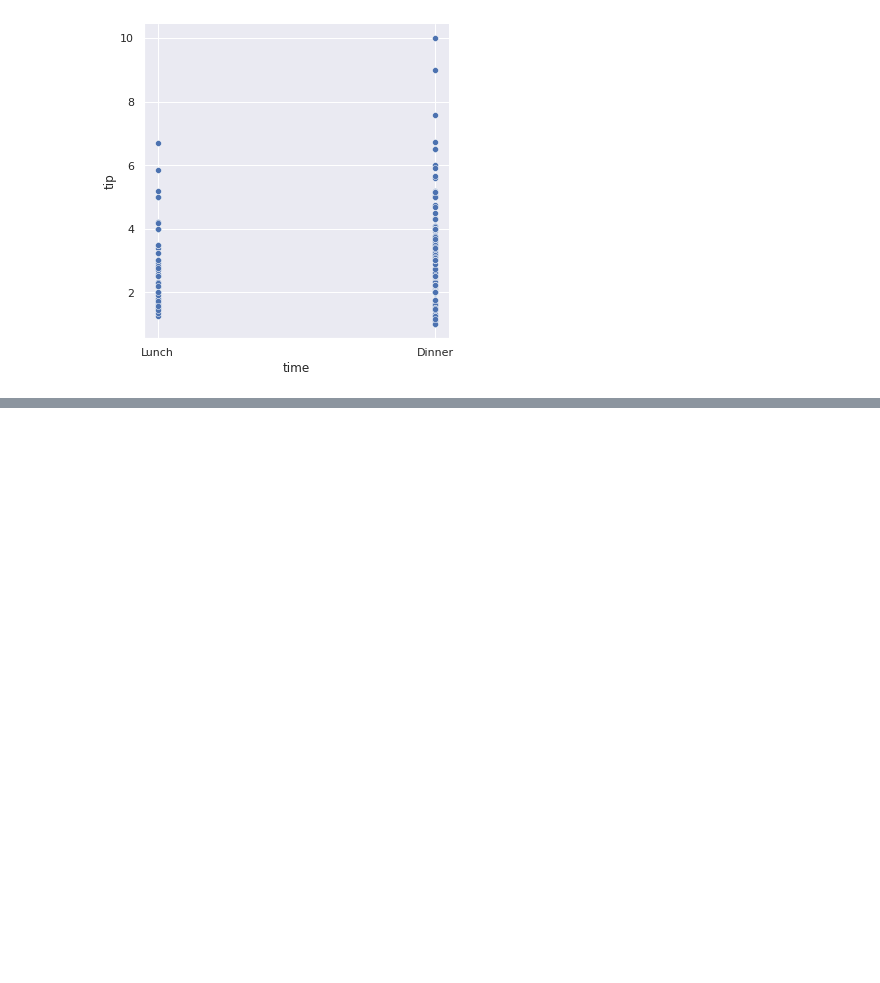
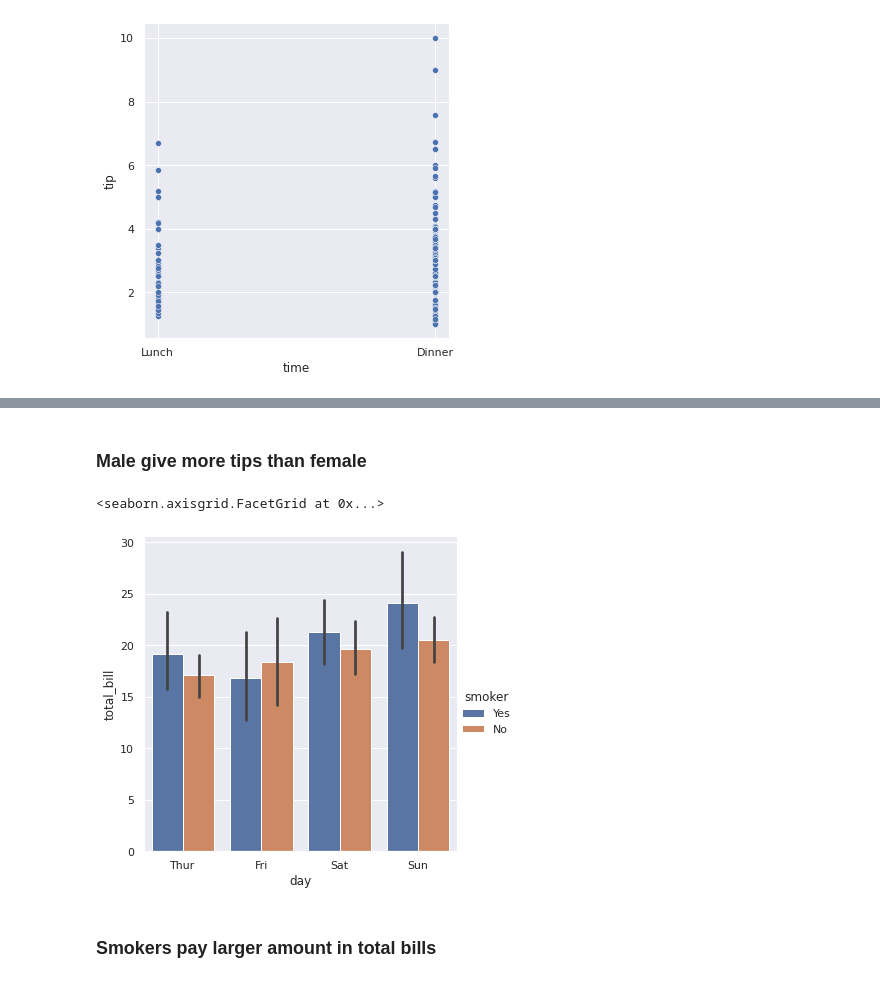
Before and after one commit to WondwosenTsige/data-visualization, a Jupyter notebook: viz-a.ipynb, the cells around one changed output, grey strips where cells are left out. Cells and saved outputs as stored; diff of their text form; code cells hidden in the pictures; blank space fills up the shorter version.

```diff
--- a/viz-a.ipynb
+++ b/viz-a.ipynb
@@ -70,0 +78,9 @@ sns.relplot(y = "tip", x = "time", data = tips)
+# %% [markdown]
+### Male give more tips than female
+# %%
+sns.catplot(data=tips, kind="bar", x="day", y="total_bill", hue="smoker")
+# %% [output]
+<seaborn.axisgrid.FacetGrid at 0x...>
+[figure, added]
+# %% [markdown]
+### Smokers pay larger amount in total bills
```
Also changed, not shown: parts of 4 cells of this notebook.
